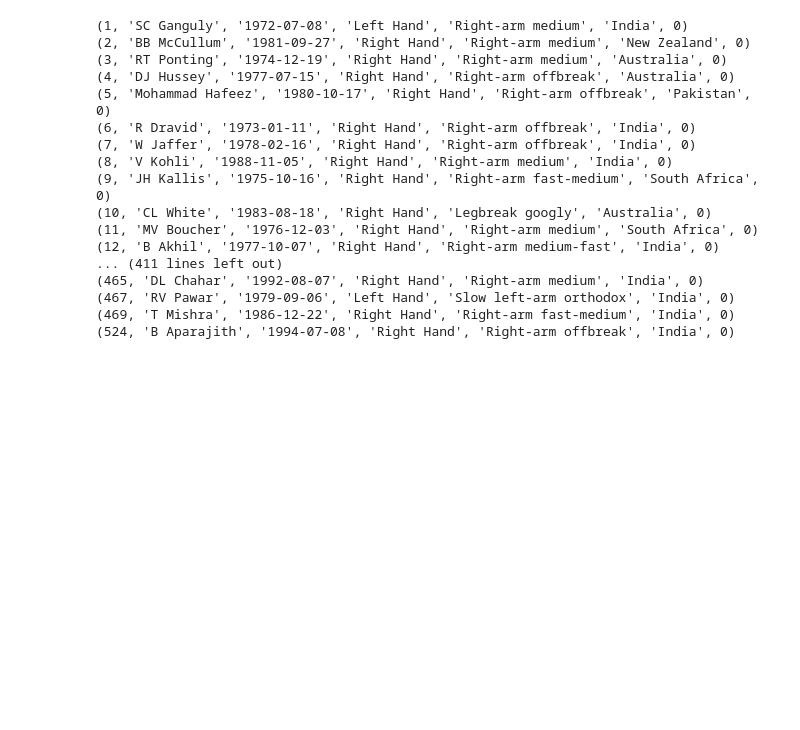
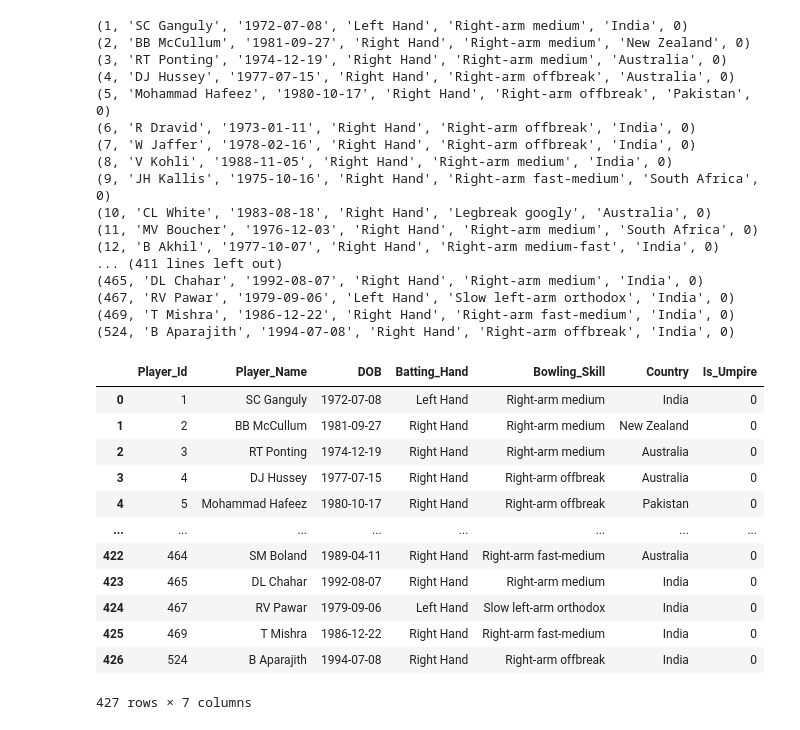
Before and after one commit to pswaroop/Basic-Data-Pipeline, a Jupyter notebook: Basic Data Pipeline.ipynb, the cells around one changed output. Drawn from its saved outputs; the diff is of its cells as text; code cells hidden in the pictures; blank space fills up the shorter version.

```diff
--- a/Basic Data Pipeline.ipynb
+++ b/Basic Data Pipeline.ipynb
@@ -159,3 +159,24 @@ with engine.connect() as connection:
 (467, 'RV Pawar', '1979-09-06', 'Left Hand', 'Slow left-arm orthodox', 'India', 0)
 (469, 'T Mishra', '1986-12-22', 'Right Hand', 'Right-arm fast-medium', 'India', 0)
 (524, 'B Aparajith', '1994-07-08', 'Right Hand', 'Right-arm offbreak', 'India', 0)
+# %%
+# Use pandas to execute the SQL query and fetch the results into a DataFrame
+with engine.connect() as connection:
+    df = pd.read_sql(sql_query, connection)
+
+# Print the DataFrame
+df
+# %% [output]
+|  | Player_Id | Player_Name | DOB | Batting_Hand | Bowling_Skill | Country | Is_Umpire |
+| 0 | 1 | SC Ganguly | 1972-07-08 | Left Hand | Right-arm medium | India | 0 |
+| 1 | 2 | BB McCullum | 1981-09-27 | Right Hand | Right-arm medium | New Zealand | 0 |
+| 2 | 3 | RT Ponting | 1974-12-19 | Right Hand | Right-arm medium | Australia | 0 |
+| 3 | 4 | DJ Hussey | 1977-07-15 | Right Hand | Right-arm offbreak | Australia | 0 |
+| 4 | 5 | Mohammad Hafeez | 1980-10-17 | Right Hand | Right-arm offbreak | Pakistan | 0 |
+| ... | ... | ... | ... | ... | ... | ... | ... |
+| 422 | 464 | SM Boland | 1989-04-11 | Right Hand | Right-arm fast-medium | Australia | 0 |
+| 423 | 465 | DL Chahar | 1992-08-07 | Right Hand | Right-arm medium | India | 0 |
+| 424 | 467 | RV Pawar | 1979-09-06 | Left Hand | Slow left-arm orthodox | India | 0 |
+| 425 | 469 | T Mishra | 1986-12-22 | Right Hand | Right-arm fast-medium | India | 0 |
+| 426 | 524 | B Aparajith | 1994-07-08 | Right Hand | Right-arm offbreak | India | 0 |
+427 rows × 7 columns
```
